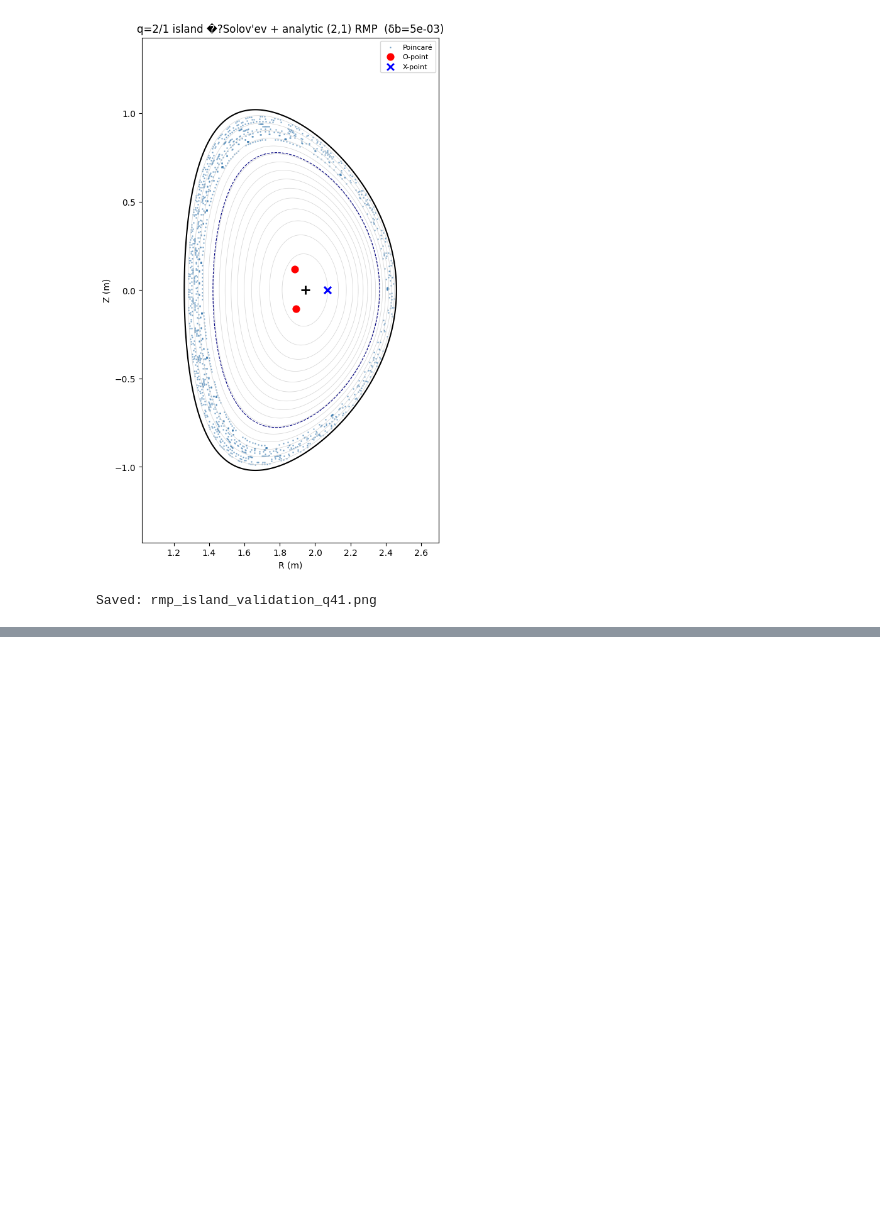
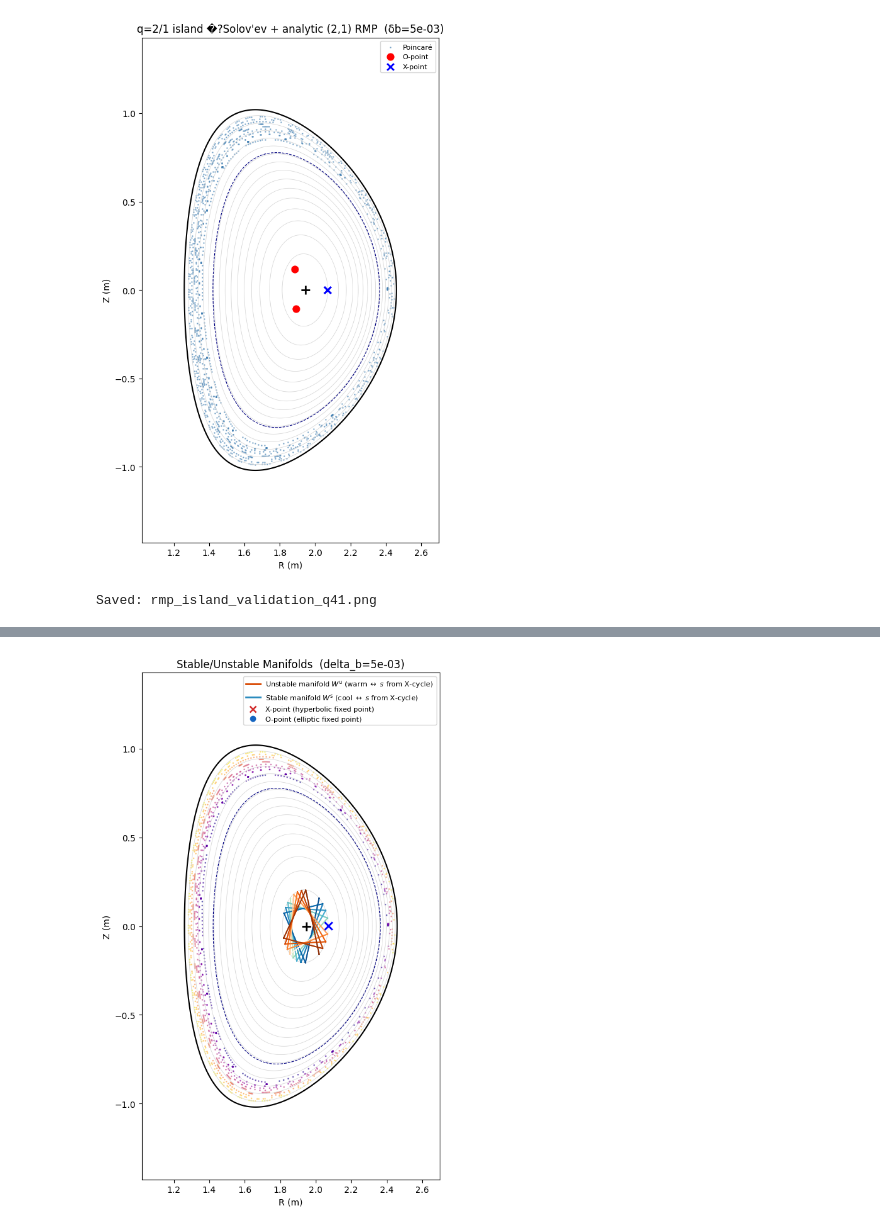
Before and after one commit to WenyinWei/pyna, a Jupyter notebook: notebooks/tutorials/rmp_island_validation_solovev.ipynb, the cells around one changed output, grey strips where cells are left out. Cells and saved outputs as stored; diff of their text form; code cells hidden in the pictures; blank space fills up the shorter version.

Commit message:
feat(tutorial): add manifold visualization to rmp_island_validation_solovev

```diff
--- a/notebooks/tutorials/rmp_island_validation_solovev.ipynb
+++ b/notebooks/tutorials/rmp_island_validation_solovev.ipynb
@@ -253,0 +258,80 @@ Saved: rmp_island_validation_q41.png
+# %%
+# ── Stable / Unstable Manifold Visualisation ──────────────────────────────
+from pyna.topo.variational import PoincareMapVariationalEquations
+from pyna.topo.manifold_improve import StableManifold, UnstableManifold
+from pyna.MCF.visual.tokamak_manifold import _manifold_line_collection, manifold_legend_handles
+
+# Convert unit-tangent field_func -> (dR/dphi, dZ/dphi) form
+def field_func_2d(R, Z, phi):
+    tang = field_func(np.array([R, Z, phi]))  # [dR/ds, dZ/ds, dphi/ds]
+    dphi_ds = tang[2]
+    if abs(dphi_ds) < 1e-15:
+        return np.array([0.0, 0.0])
+    return np.array([tang[0] / dphi_ds, tang[1] / dphi_ds])
+
+# Pick the first X-point from the island chain
+if chain is not None and len(chain.X_points) > 0:
+    R_xpt, Z_xpt = chain.X_points[0, 0], chain.X_points[0, 1]
+    print(f"Using X-point: R={R_xpt:.4f} m  Z={Z_xpt:.4f} m")
+
+    # Compute monodromy matrix
+    vq = PoincareMapVariationalEquations(field_func_2d, fd_eps=1e-5)
+    M = vq.jacobian_matrix([R_xpt, Z_xpt], phi_span=(0, 2 * np.pi))
+    print("Monodromy matrix:\n", M)
+
+    # Grow manifolds
+    sm = StableManifold([R_xpt, Z_xpt], M, field_func_2d)
+    um = UnstableManifold([R_xpt, Z_xpt], M, field_func_2d)
+    sm.grow(n_turns=12, init_length=5e-5, n_init_pts=6, both_sides=True)
+    um.grow(n_turns=12, init_length=5e-5, n_init_pts=6, both_sides=True)
+    print(f"Stable segments: {len(sm.segments)}  Unstable segments: {len(um.segments)}")
+
+    # ── Figure ────────────────────────────────────────────────────────────
+    fig, ax = plt.subplots(figsize=(7, 9))
+
+    # psi contours
+    ax.contour(Rg, Zg, psi_g, levels=np.linspace(0.05, 0.95, 15),
+               colors='lightgray', linewidths=0.5)
+    ax.contour(Rg, Zg, psi_g, levels=[1.0], colors='k', linewidths=1.5)
+    ax.contour(Rg, Zg, psi_g, levels=[psi_res], colors='navy',
+               linewidths=0.8, linestyles='--')
+
+    # Poincare scatter (plasma colormap, colour by index)
+    if len(pts_all) > 0:
+        idx = np.arange(len(pts_all))
+        ax.scatter(pts_all[:, 0], pts_all[:, 1], s=0.8,
+                   c=idx, cmap='plasma', alpha=0.5, rasterized=True)
+
+    # Stable manifold (blue)
+    for seg in sm.segments:
+        if len(seg) > 2:
+            lc, _ = _manifold_line_collection(seg, cmap='GnBu')
+            lc.set_linewidth(1.3); lc.set_alpha(0.92); lc.set_zorder(6)
+            ax.add_collection(lc)
+
+    # Unstable manifold (orange)
+    for seg in um.segments:
+        if len(seg) > 2:
+            lc, _ = _manifold_line_collection(seg, cmap='Oranges')
+            lc.set_linewidth(1.3); lc.set_alpha(0.92); lc.set_zorder(6)
+            ax.add_collection(lc)
+
+    # X-point marker
+    ax.scatter([R_xpt], [Z_xpt], s=80, c='blue', marker='x', zorder=7, lw=2)
+    ax.plot(R_ax, Z_ax, '+k', ms=10, mew=2)
+
+    # Legend
+    mfld_handles = manifold_legend_handles('Oranges', 'GnBu')
+    ax.legend(handles=mfld_handles, fontsize=8, loc='upper right')
+
+    ax.set_aspect('equal')
+    ax.set_xlabel('R (m)'); ax.set_ylabel('Z (m)')
+    ax.set_title(f"Stable/Unstable Manifolds  (delta_b={delta_b:.0e})")
+    ax.set_xlim(R_range); ax.set_ylim(Z_range)
+    plt.tight_layout()
+    plt.savefig('rmp_solovev_manifolds.png', dpi=150)
+    plt.show()
+    print("Saved: rmp_solovev_manifolds.png")
+else:
+    print("No X-points found; skipping manifold computation.")
+# %% [output]
@@ -253,0 +343 @@ Saved: rmp_island_validation_q41.png
+[figure, added]
```
Also changed, not shown: parts of 2 cells of this notebook.
